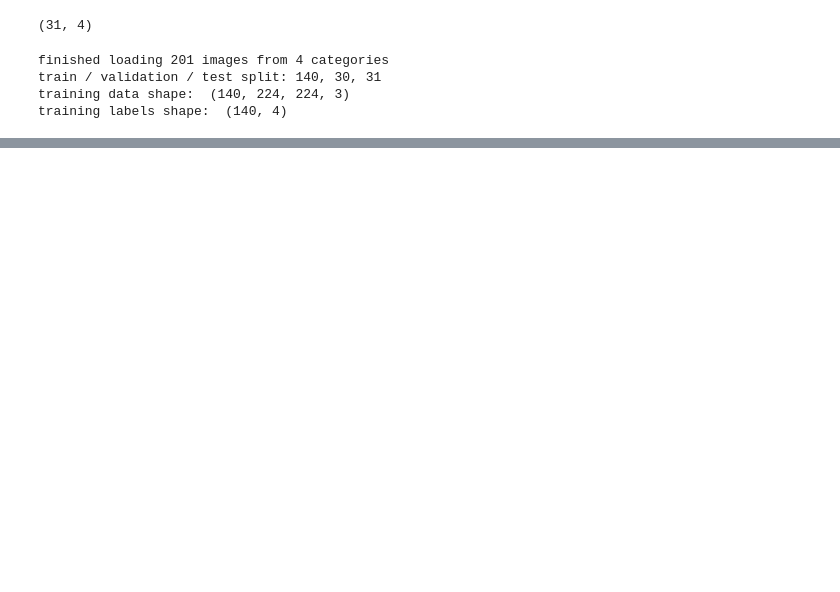
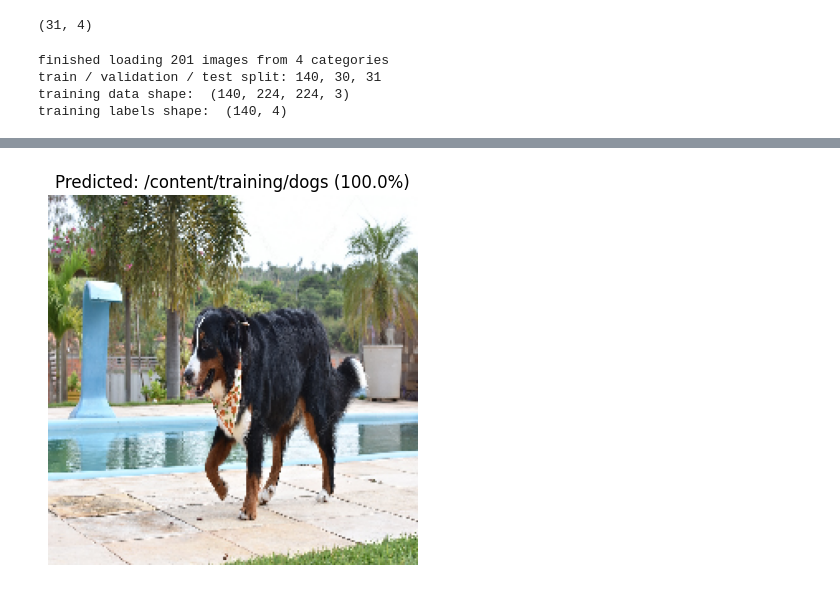
Before and after one commit to mperaltarj/transfer-learning, a Jupyter notebook: Transfer_learning_Project.ipynb, the cells around one changed output, grey strips where cells are left out. Drawn from its saved outputs; the diff is of its cells as text; code cells hidden in the pictures; blank space fills up the shorter version.

```diff
--- a/Transfer_learning_Project.ipynb
+++ b/Transfer_learning_Project.ipynb
@@ -349,5 +360,0 @@ Test accuracy: 0.7419354915618896
-# %%
-img, x = get_image('/content/training/test/dog01.jpg')
-# Predict the class probabilities for the image
-probabilities = model_new.predict([x])
-plt.imshow(img)
@@ -357,0 +361,22 @@ plt.imshow(img)
+# %%
+img, x = get_image('/content/training/test/dog01.jpg')
+
+if len(categories) != num_classes:
+    raise ValueError(f"The number of class names ({len(categories)}) does not match the number of classes predicted by the model ({num_classes}).")
+
+# Obter o índice da classe prevista
+predicted_class_index = np.argmax(probabilities[0])
+
+# Obter o nome da classe prevista
+predicted_class_name = categories[predicted_class_index]
+
+# Obter a probabilidade associada
+predicted_class_probability = probabilities[0][predicted_class_index]
+
+# Mostrar a imagem com a classe prevista e a probabilidade
+plt.imshow(img)
+plt.title(f"Predicted: {predicted_class_name} ({predicted_class_probability:.1%})")
+plt.axis('off')
+plt.show()
+# %% [output]
+[figure, added]
```
Also changed, not shown: parts of 16 cells of this notebook.
